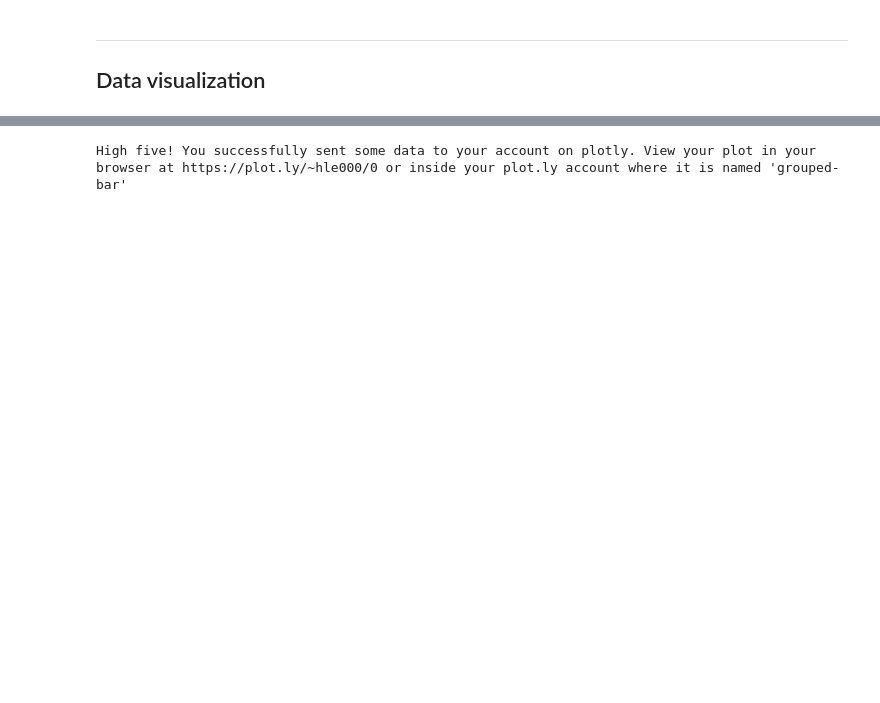
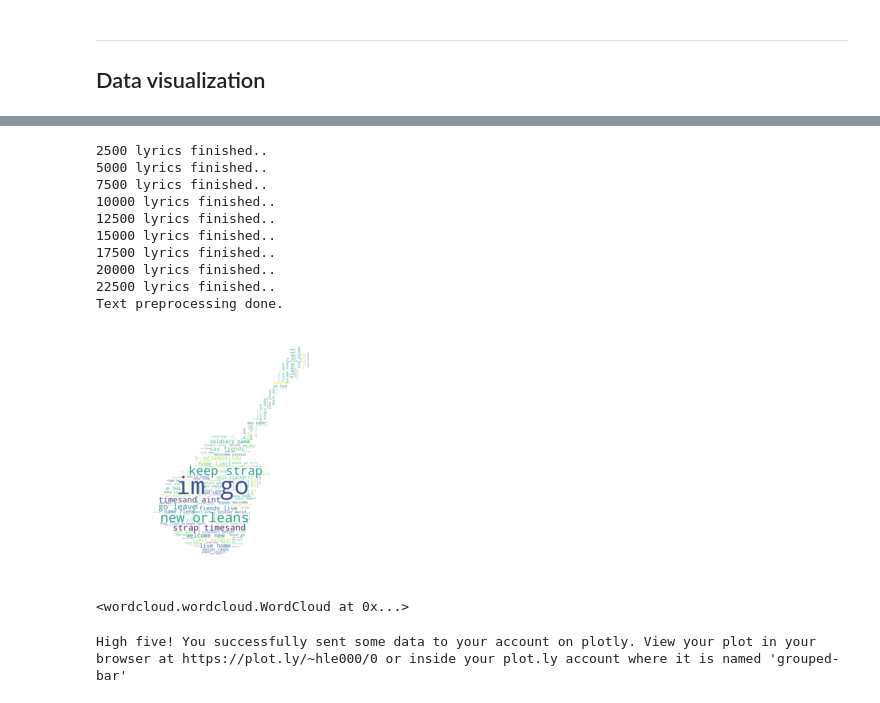
Before and after one commit to MisterSchmitz/mercari, a Jupyter notebook: lyricstogenre.ipynb, the cells around one changed output, grey strips where cells are left out. Cells and saved outputs as stored; diff of their text form; code cells hidden in the pictures; blank space fills up the shorter version.

```diff
--- a/lyricstogenre.ipynb
+++ b/lyricstogenre.ipynb
@@ -279,0 +287,56 @@ svm_no_balance_stats = [('rock', 0.8402536006156778),
+# %%
+"""
+Plot word cloud.
+"""
+# CHANGE THIS VAR TO MATCH THE CLOUD U WANT
+target_genre = "Metal"
+text = ""
+i = 0
+for lyrics, genre in zip(df['lyrics'], df['genre']):
+    if genre == target_genre:
+        # lower case only
+        lyrics = lyrics.lower()
+        tokens = lyrics.split(" ")
+        text += " " + st
+        i += 1
+        if i % 2500 == 0:
+            print("%d lyrics finished.." % (i))
+
+print("Text preprocessing done.")
+
+# remove punctuation
+text = text.replace('(', '')
+text = text.replace(')', '')
+text = text.replace('\'', '')
+text = text.replace('!', '')
+text = text.replace('  ', ' ')
+
+# remove stopwords
+stopwords = set(STOPWORDS)
+stopwords.add("said")
+
+# make shape
+base = getcwd()
+guitar_mask = np.array(Image.open(path.join(base, "guitar.jpeg")))
+
+wordcloud = WordCloud(width=3000, height=3000, scale=5, max_font_size=120, background_color="white", stopwords=stopwords, mask=guitar_mask).generate(text)
+plt.figure()
+plt.imshow(wordcloud, interpolation="bilinear")
+plt.axis("off")
+plt.show()
+
+# save to file
+wordcloud.to_file(path.join(base, target_genre + ".png"))
+# %% [output]
+2500 lyrics finished..
+5000 lyrics finished..
+7500 lyrics finished..
+10000 lyrics finished..
+12500 lyrics finished..
+15000 lyrics finished..
+17500 lyrics finished..
+20000 lyrics finished..
+22500 lyrics finished..
+Text preprocessing done.
+[figure, added]
+<wordcloud.wordcloud.WordCloud at 0x...>
```
Also changed, not shown: parts of 17 cells of this notebook, 1 other file.
